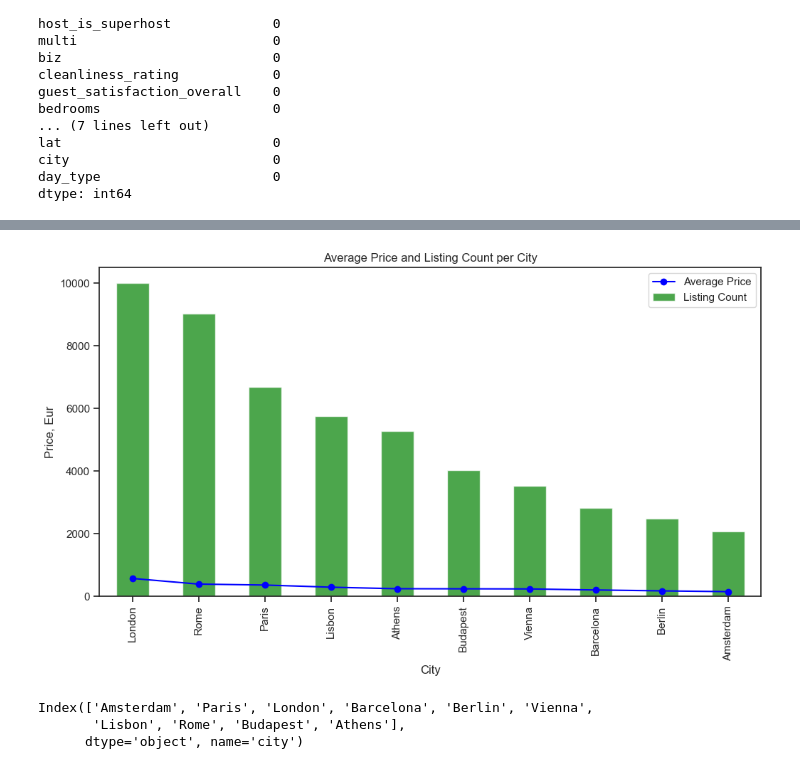
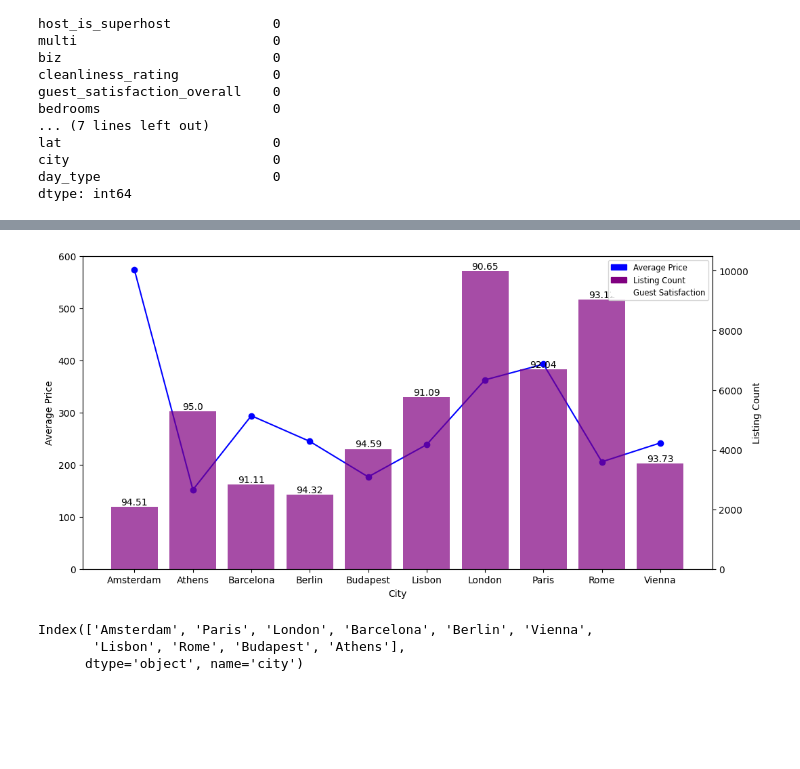
Before and after one commit to IngaGS/SheGoesTech_FinalProject, a Jupyter notebook: Airbnb data analysis(3).ipynb, the cells around one changed output, grey strips where cells are left out. Saved outputs shown, nothing was run; the diff lists cells and outputs as text; code cells hidden in the pictures; blank space fills up the shorter version.

```diff
--- a/Airbnb data analysis(2).ipynb
+++ b/Airbnb data analysis(3).ipynb
@@ -145,7 +145,7 @@ airbnb_db.to_sql('airbnb_full', con=engine, if_exists='replace', index=False)
 cnx.close()
 # %%
 average_price = airbnb_db.groupby(['city'], as_index=False)['realSum'].mean().rename(columns={'realSum':'Average'})
-average_price = average_price.sort_values('Average', ascending=False)
+# average_price = average_price.sort_values('Average', ascending=False)
 average_price
 # %% [output]
 |  | city | Average |
@@ -162,6 +162,6 @@ average_price
 # %%
 airbnb_counts=airbnb_db.groupby(['city'], as_index=False)['realSum'].count().reset_index().rename(columns={'realSum':'Count'})
-airbnb_counts=airbnb_counts.sort_values(by=['Count'],ascending=False)
+# airbnb_counts=airbnb_counts.sort_values(by=['Count'],ascending=False)
 airbnb_counts
 # %% [output]
 |  | index | city | Count |
@@ -181,0 +178,5 @@ import matplotlib.pyplot as plt
+# %%
+satisfaction=airbnb_db.groupby(['city'], as_index=False)['guest_satisfaction_overall'].mean().reset_index().rename(columns={'guest_satisfaction_overall':'Satisfaction'})
+satisfaction['Satisfaction']=satisfaction['Satisfaction'].round(2)
+
+satisfaction
@@ -182,40 +195,70 @@ import matplotlib.pyplot as plt
 # %%
 import matplotlib.pyplot as plt
+import numpy as np
+import matplotlib.patches as mpatches
 
-fig, ax = plt.subplots(figsize=(12, 6))
+fig, ax1 = plt.subplots(figsize=(12, 6))
+ax2 = ax1.twinx()
 
-average_price.plot(x='city', y='Average', kind='line', ax=ax, color='blue', marker='o', label='Average Price')
+# Merge the airbnb_counts DataFrame with the satisfaction table
+merged_data = pd.merge(airbnb_counts, satisfaction, on='city')
+
+# Line plot
+x = average_price['city']
+y1 = average_price['Average']
+ax1.plot(x, y1, color='blue', marker='o', label='Average Price')
 
 # Bar plot
-airbnb_counts.plot(x='city', y='Count', kind='bar', ax=ax, color='green', alpha=0.7, label='Listing Count')
+y2 = airbnb_counts['Count']
+ax2.bar(x, y2, color='purple', alpha=0.7, label='Listing Count')
+
+ax1.set_ylim([0, 600])
+
+# Add satisfaction values on top of the count bars
+for i, value in enumerate(merged_data['Satisfaction']):
+    ax2.text(i, merged_data['Count'][i], str(value), ha='center', va='bottom')
 
 # Set labels and title
-ax.set_xlabel('City')
-ax.set_ylabel('Price, Eur')
-ax.set_title('Average Price and Listing Count per City')
+ax1.set_xlabel('City')
+ax1.set_ylabel('Average Price')
+ax2.set_ylabel('Listing Count')
 
-# Set the legend
-ax.legend()
+# Create custom legend handles and labels
+legend_handles = []
+legend_labels = []
+
+# Add average price to legend handles and labels
+average_price_patch = mpatches.Patch(color='blue', label='Average Price')
+legend_handles.append(average_price_patch)
+legend_labels.append('Average Price')
+
+# Add count to legend handles and labels
+count_patch = mpatches.Patch(color='purple', label='Listing Count')
+legend_handles.append(count_patch)
+legend_labels.append('Listing Count')
+
+# Add satisfaction to legend handles and labels
+satisfaction_patch = mpatches.Patch(color='white', label='Guest Satisfaction', edgecolor='black')
+legend_handles.append(satisfaction_patch)
+legend_labels.append('Guest Satisfaction')
+
+# Create the legend
+plt.legend(handles=legend_handles, labels=legend_labels, loc='upper right', fontsize='small')
+
+# # Set labels and title
+# ax1.set_xlabel('City')
+# ax1.set_ylabel('Average Price')
+# ax2.set_ylabel('Listing Count / Guest Satisfaction')
+
+# # Set and combine the legends
+# lines, labels = ax1.get_legend_handles_labels()
+# bars, labels2 = ax2.get_legend_handles_labels()
+# ax2.legend(lines + bars, labels + labels2, loc='upper right', fontsize='small', ncol=1)
 
 # Show the plot
 plt.show()
-
-
-
-# average_price.plot(legend=False)
-# # average_price.set_index('city', inplace=True)
-# plt.xlabel('City')
-# plt.ylabel('Average price')
-# plt.title('Average price per city')
-# plt.gcf().set_size_inches(12, 6)
-# plt.xticks(range(len(average_price.index)), average_price.index,rotation=90)#rotate the axis titles and shrink the scale to fit all values
-
-# plt.ylim(0, 600)
-# plt.yticks(range(0, 601, 50))
-
-# plt.gca().margins(x=0)
 # %% [output]
-[figure, old version]
+[figure, new version]
 # %%
 import mysql.connector
 from sqlalchemy import create_engine
```
Also changed, not shown: parts of 4 cells of this notebook.
